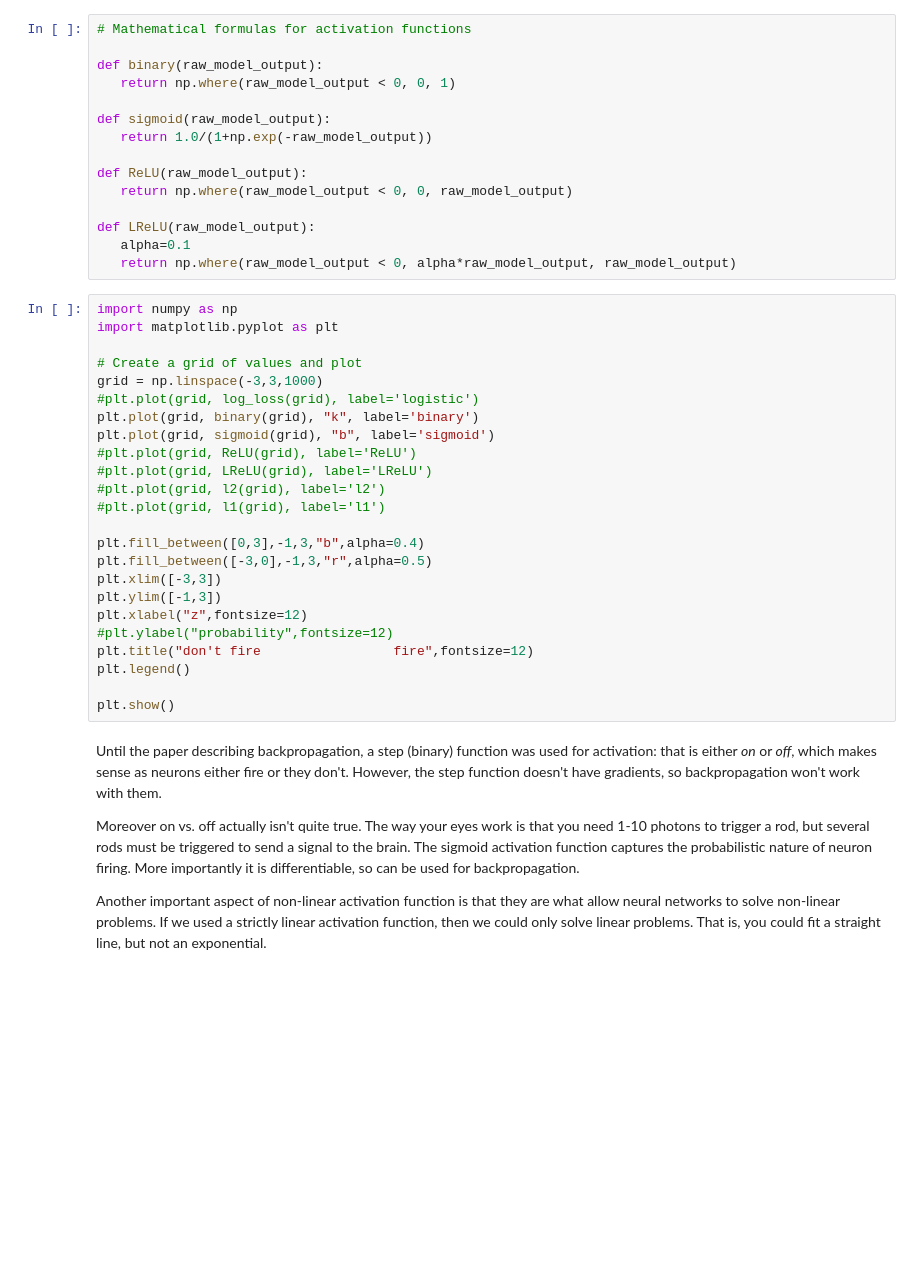
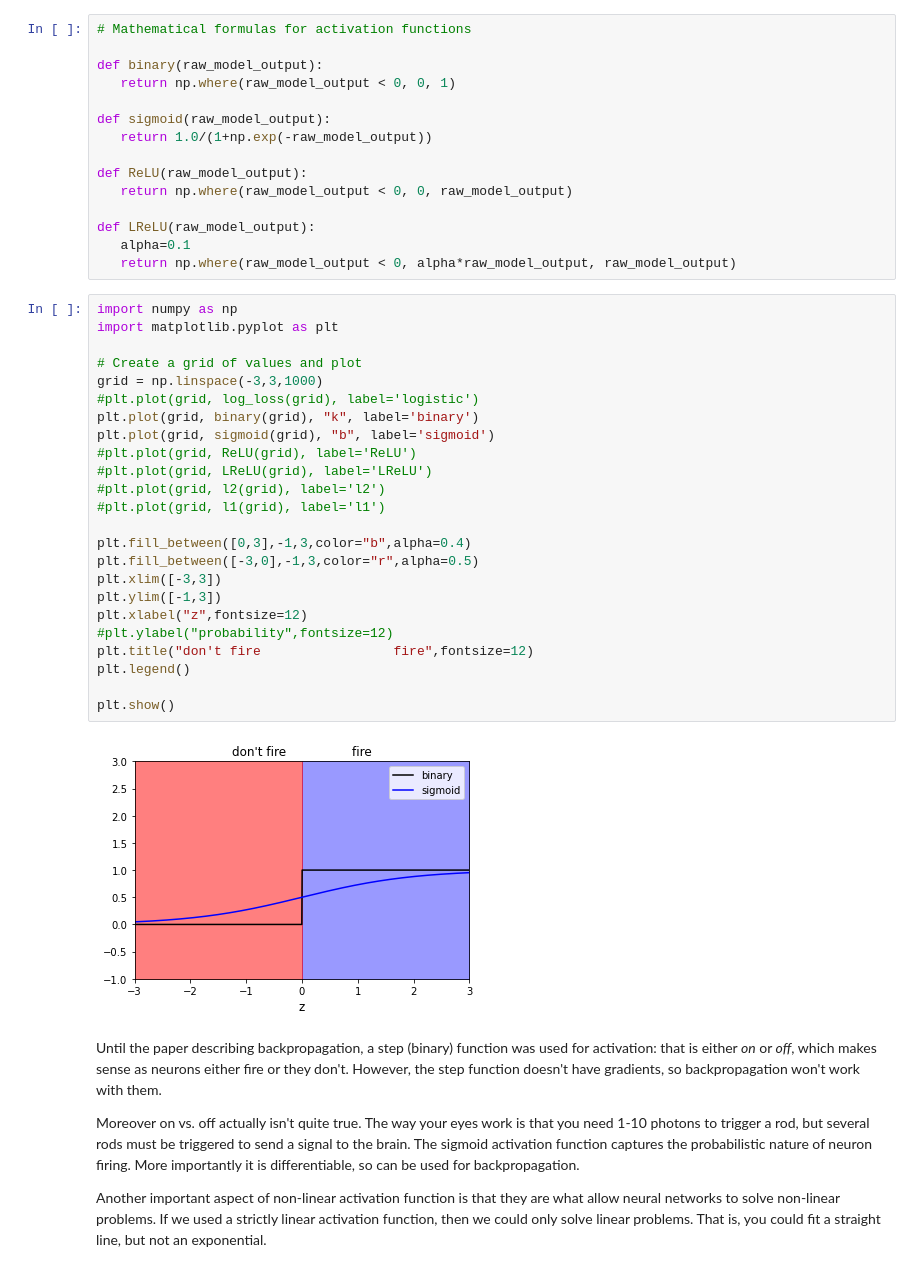
Before and after one commit to gtrichards/PHYS_440_540, a Jupyter notebook: notebooks/NeuralNetworksIntegrated.ipynb, the cells around one changed output. Drawn from its saved outputs; the diff is of its cells as text; blank space fills up the shorter version.

```diff
--- a/notebooks/NeuralNetworksIntegrated.ipynb
+++ b/notebooks/NeuralNetworksIntegrated.ipynb
@@ -906,27 +1068,29 @@ def LReLU(raw_model_output):
 # %%
 import numpy as np
 import matplotlib.pyplot as plt
 
 # Create a grid of values and plot
 grid = np.linspace(-3,3,1000)
 #plt.plot(grid, log_loss(grid), label='logistic')
 plt.plot(grid, binary(grid), "k", label='binary')
 plt.plot(grid, sigmoid(grid), "b", label='sigmoid')
 #plt.plot(grid, ReLU(grid), label='ReLU')
 #plt.plot(grid, LReLU(grid), label='LReLU')
 #plt.plot(grid, l2(grid), label='l2')
 #plt.plot(grid, l1(grid), label='l1')
 
-plt.fill_between([0,3],-1,3,"b",alpha=0.4)
-plt.fill_between([-3,0],-1,3,"r",alpha=0.5)
+plt.fill_between([0,3],-1,3,color="b",alpha=0.4)
+plt.fill_between([-3,0],-1,3,color="r",alpha=0.5)
 plt.xlim([-3,3])
 plt.ylim([-1,3])
 plt.xlabel("z",fontsize=12)
 #plt.ylabel("probability",fontsize=12)
 plt.title("don't fire                 fire",fontsize=12)
 plt.legend()
 
 plt.show()
+# %% [output]
+[figure, added]
 # %% [markdown]
 Until the paper describing backpropagation, a step (binary) function was used for activation: that is either *on* or *off*, which makes sense as neurons either fire or they don't.  However, the step function doesn't have gradients, so backpropagation won't work with them.
 
```
Also changed, not shown: parts of 43 cells of this notebook, 2 other files.
